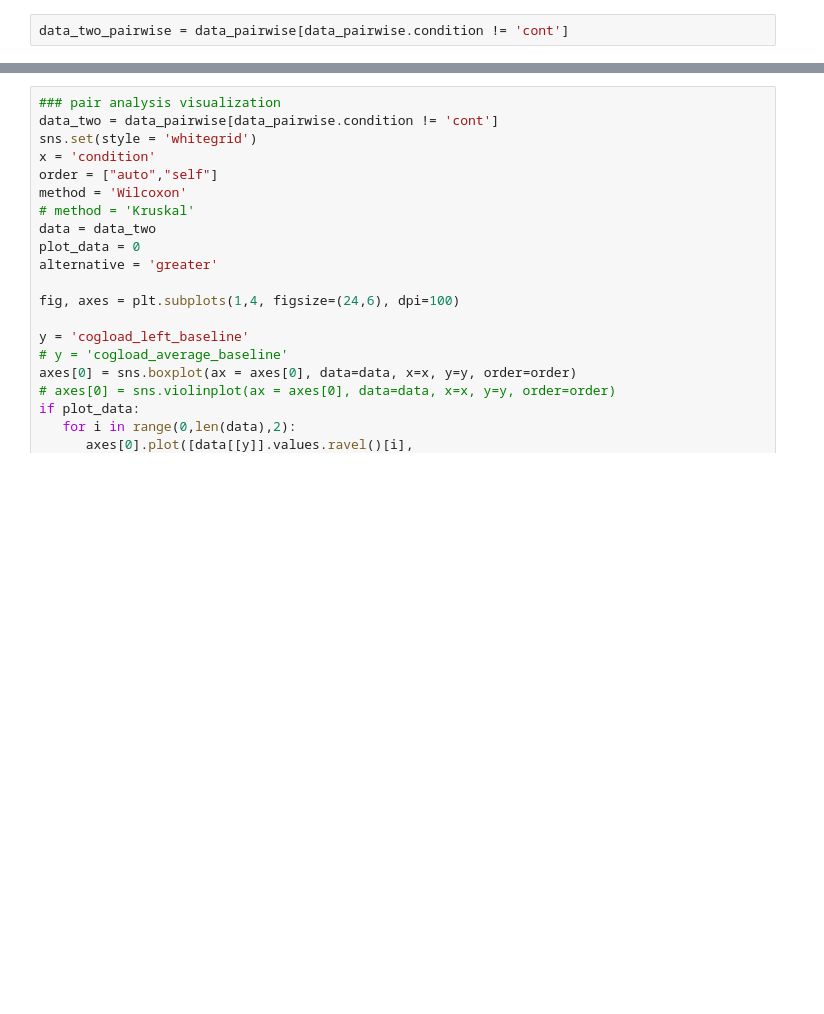
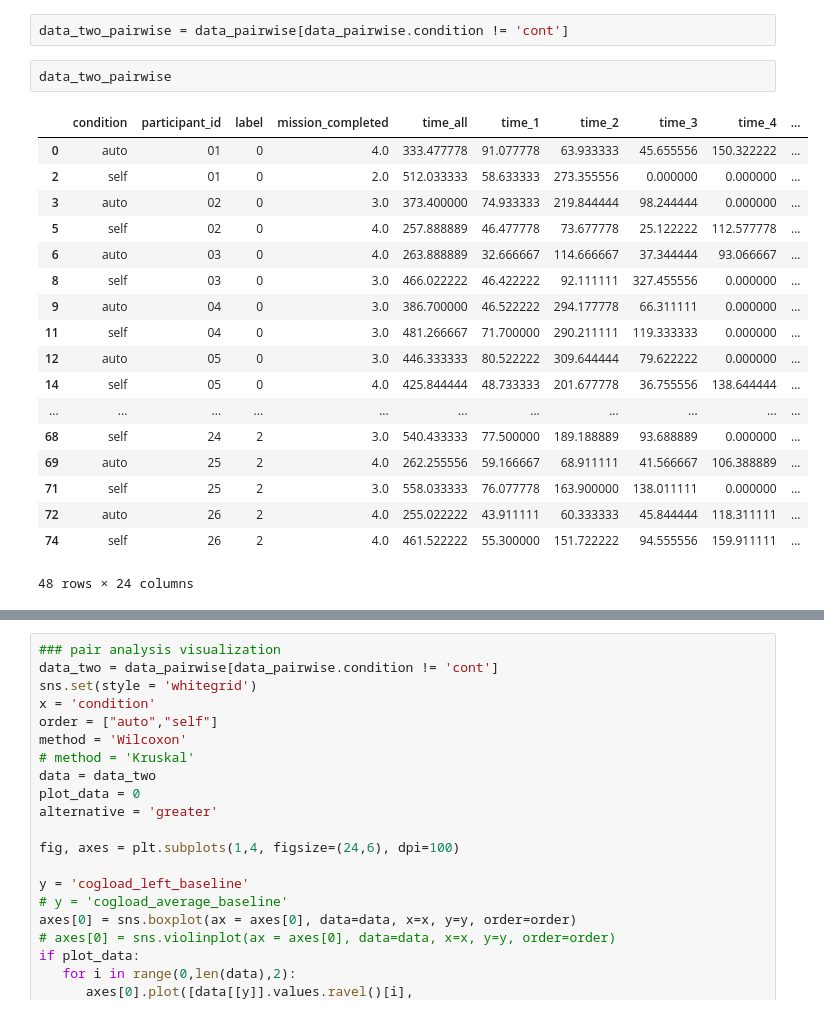
Before and after one commit to Tianyu-Zhou/NIST_Way_Finding, a Jupyter notebook: nist.ipynb, the cells around one changed output, grey strips where cells are left out. Saved outputs shown, nothing was run; the diff lists cells and outputs as text; blank space fills up the shorter version.

```diff
--- a/nist.ipynb
+++ b/nist.ipynb
@@ -335,5 +424,26 @@ for i in range(int(len(data_pairwise)/3)):
 # %%
 data_two_pairwise = data_pairwise[data_pairwise.condition != 'cont']
+# %%
+data_two_pairwise
+# %% [output]
+|  | condition | participant_id | label | mission_completed | time_all | time_1 | time_2 | time_3 | time_4 | ... |
+| 0 | auto | 01 | 0 | 4.0 | 333.477778 | 91.077778 | 63.933333 | 45.655556 | 150.322222 | ... |
+| 2 | self | 01 | 0 | 2.0 | 512.033333 | 58.633333 | 273.355556 | 0.000000 | 0.000000 | ... |
+| 3 | auto | 02 | 0 | 3.0 | 373.400000 | 74.933333 | 219.844444 | 98.244444 | 0.000000 | ... |
+| 5 | self | 02 | 0 | 4.0 | 257.888889 | 46.477778 | 73.677778 | 25.122222 | 112.577778 | ... |
+| 6 | auto | 03 | 0 | 4.0 | 263.888889 | 32.666667 | 114.666667 | 37.344444 | 93.066667 | ... |
+| 8 | self | 03 | 0 | 3.0 | 466.022222 | 46.422222 | 92.111111 | 327.455556 | 0.000000 | ... |
+| 9 | auto | 04 | 0 | 3.0 | 386.700000 | 46.522222 | 294.177778 | 66.311111 | 0.000000 | ... |
+| 11 | self | 04 | 0 | 3.0 | 481.266667 | 71.700000 | 290.211111 | 119.333333 | 0.000000 | ... |
+| 12 | auto | 05 | 0 | 3.0 | 446.333333 | 80.522222 | 309.644444 | 79.622222 | 0.000000 | ... |
+| 14 | self | 05 | 0 | 4.0 | 425.844444 | 48.733333 | 201.677778 | 36.755556 | 138.644444 | ... |
+| ... | ... | ... | ... | ... | ... | ... | ... | ... | ... | ... |
+| 68 | self | 24 | 2 | 3.0 | 540.433333 | 77.500000 | 189.188889 | 93.688889 | 0.000000 | ... |
+| 69 | auto | 25 | 2 | 4.0 | 262.255556 | 59.166667 | 68.911111 | 41.566667 | 106.388889 | ... |
+| 71 | self | 25 | 2 | 3.0 | 558.033333 | 76.077778 | 163.900000 | 138.011111 | 0.000000 | ... |
+| 72 | auto | 26 | 2 | 4.0 | 255.022222 | 43.911111 | 60.333333 | 45.844444 | 118.311111 | ... |
+| 74 | self | 26 | 2 | 4.0 | 461.522222 | 55.300000 | 151.722222 | 94.555556 | 159.911111 | ... |
+48 rows × 24 columns
 # %%
 ### pair analysis visualization
 sns.set(style = 'whitegrid')
```
Also changed, not shown: parts of 7 cells of this notebook, 1 other file.
